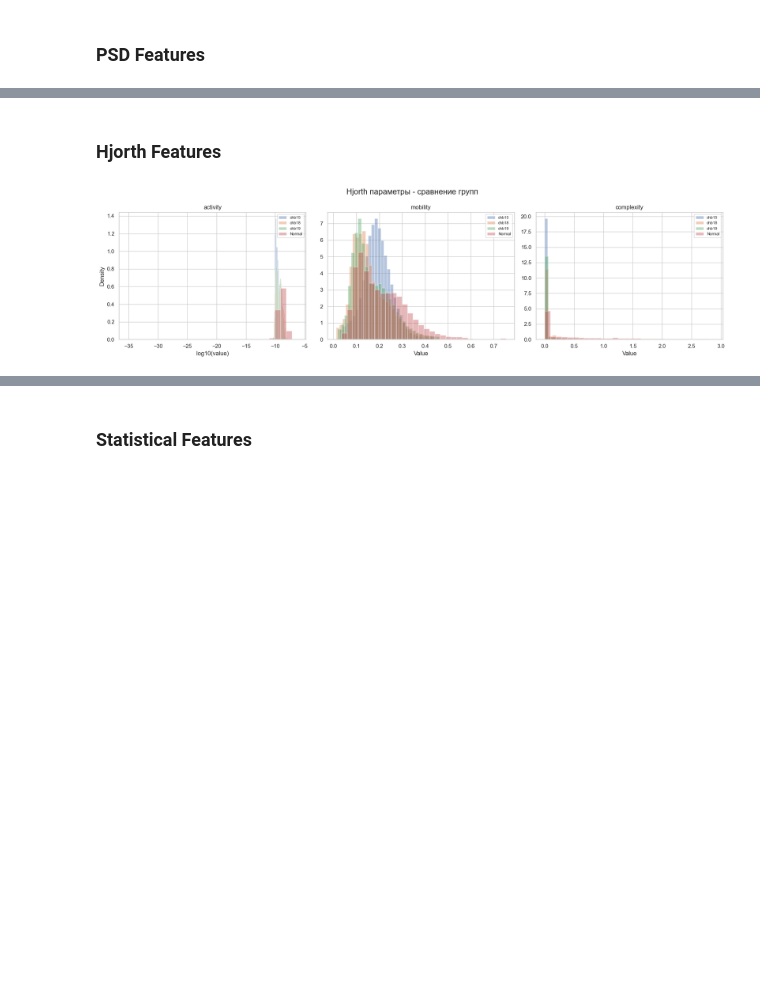
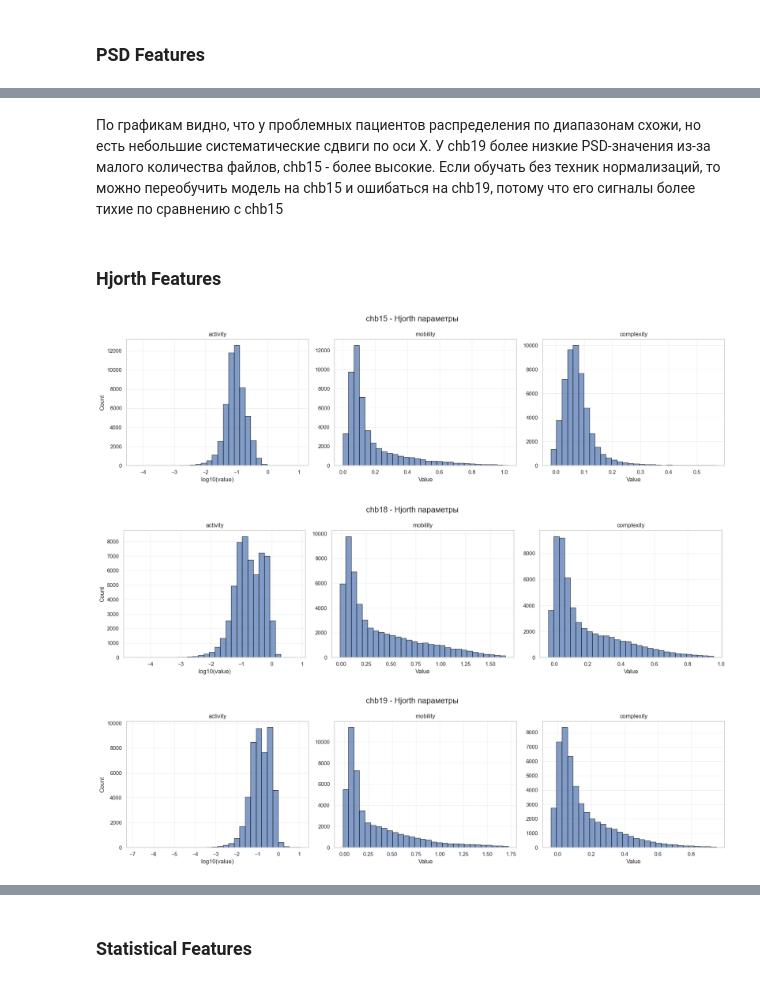
Before and after one commit to 0xJakuzya/epilepsy, a Jupyter notebook: analysis/analysis.ipynb, the cells around one changed output, grey strips where cells are left out. Drawn from its saved outputs; the diff is of its cells as text; code cells hidden in the pictures; blank space fills up the shorter version.

```diff
--- a/analysis/analysis.ipynb
+++ b/analysis/analysis.ipynb
@@ -264,13 +281,10 @@ for patient in os.listdir(base_dir):
             for ch in range(n_channels):
                 for band in psd:
                     feature_names.append(f'ch{ch}_psd_{band}')
-            for ch in range(n_channels):
                 for band in psd:
                     feature_names.append(f'ch{ch}_rel_{band}')
-            for ch in range(n_channels):
                 for stat in stat_features:
                     feature_names.append(f'ch{ch}_{stat}')
-            for ch in range(n_channels):
                 for hj in hjorth_features:
                     feature_names.append(f'ch{ch}_hjorth_{hj}')
 
@@ -288,11 +302,10 @@ for patient in os.listdir(base_dir):
                 cols = [c for c in features_renamed.columns if c.endswith(f'rel_{band}')]
                 agg_df[f'rel_{band}'] = features_renamed[cols].mean(axis=1)
 
-            agg_df['line_length'] = features_renamed.filter(regex='line_length$').mean(axis=1)
-            agg_df['energy'] = features_renamed.filter(regex='energy$').mean(axis=1)
-            agg_df['std'] = features_renamed.filter(regex='_std$').mean(axis=1)
-            agg_df['kurtosis'] = features_renamed.filter(regex='kurtosis$').mean(axis=1)
-            agg_df['skewness_mean'] = features_renamed.filter(regex='skewness$').mean(axis=1)
+            for stat in ['mean', 'std', 'skewness', 'kurtosis', 'line_length', 'energy']:
+                cols = [c for c in features_renamed.columns if c.endswith(f'_{stat}')]
+                if cols:
+                    agg_df[stat] = features_renamed[cols].mean(axis=1)
 
             for hj in hjorth_features:
                 cols = features_renamed.filter(regex=rf'ch\d+_hjorth_{hj}$')
@@ -404,25 +424,39 @@ IndentationError: unexpected indent (745171877.py, line 13)
+# %% [markdown]
+По графикам видно, что у проблемных пациентов распределения по диапазонам схожи, но есть небольшие систематические сдвиги по оси Х. У chb19 более низкие PSD-значения из-за малого количества файлов, chb15 - более высокие. Если обучать без техник нормализаций, то можно переобучить модель на chb15 и ошибаться на chb19, потому что его сигналы более тихие по сравнению с chb15
 # %% [markdown]
 ###  Hjorth Features
 # %%
-# Hjorth параметры - overlay всех групп
-fig, axes = plt.subplots(1, 3, figsize=(18, 5))
-fig.suptitle('Hjorth параметры - сравнение групп', fontsize=16)
+groups = [
+    ('chb15', problem_data[problem_data['patient'] == 'chb15']),
+    ('chb18', problem_data[problem_data['patient'] == 'chb18']),
+    ('chb19', problem_data[problem_data['patient'] == 'chb19'])
+]
 
-for i, f in enumerate(hjorth_params):
-    for name, df in groups:
+for name, df in groups:
+    fig, axes = plt.subplots(1, 3, figsize=(18, 5))
+    fig.suptitle(f'{name} - Hjorth параметры', fontsize=16)
+
+    for i, f in enumerate(hjorth_params):
         vals = df[f].dropna()
-        if f == 'hjorth_activity':
-            vals = np.log10(vals[vals > 0])
+        if len(vals) > 0:
+            if f == 'hjorth_activity':
+                vals = np.log10(vals[vals > 0])
+                axes[i].set_xlabel('log10(value)')
+            else:
+                lo, hi = np.percentile(vals, [1, 99])
+                vals = vals[(vals >= lo) & (vals <= hi)]
+                axes[i].set_xlabel('Value')
+            axes[i].hist(vals, bins=30, alpha=0.7, edgecolor='black')
+            axes[i].set_title(f.replace('hjorth_', ''))
+            axes[i].grid(alpha=0.3)
         else:
-            lo, hi = np.percentile(vals, [1, 99])
-            vals = vals[(vals >= lo) & (vals <= hi)]
-        axes[i].hist(vals, bins=30, alpha=0.4, label=name, density=True)
-    axes[i].set_title(f.replace('hjorth_', ''))
-    axes[i].set_xlabel('log10(value)' if f == 'hjorth_activity' else 'Value')
-    axes[i].legend(fontsize=8)
+            axes[i].text(0.5, 0.5, 'No data', ha='center', va='center', transform=axes[i].transAxes)
+            axes[i].set_title(f.replace('hjorth_', ''))
 
-axes[0].set_ylabel('Density')
-plt.tight_layout()
-plt.show()
+    axes[0].set_ylabel('Count')
+    plt.tight_layout()
+    plt.show()
 # %% [output]
-[figure, old version]
+[figure, new version]
+[figure, added]
+[figure, added]
```
Also changed, not shown: parts of 33 cells of this notebook.
